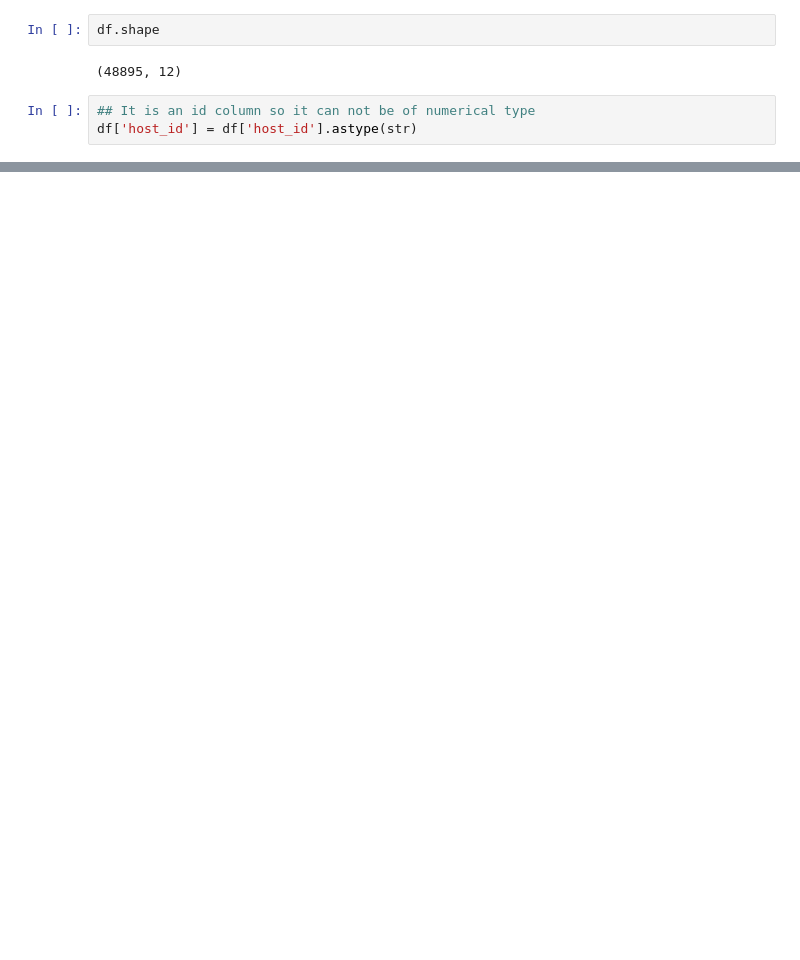
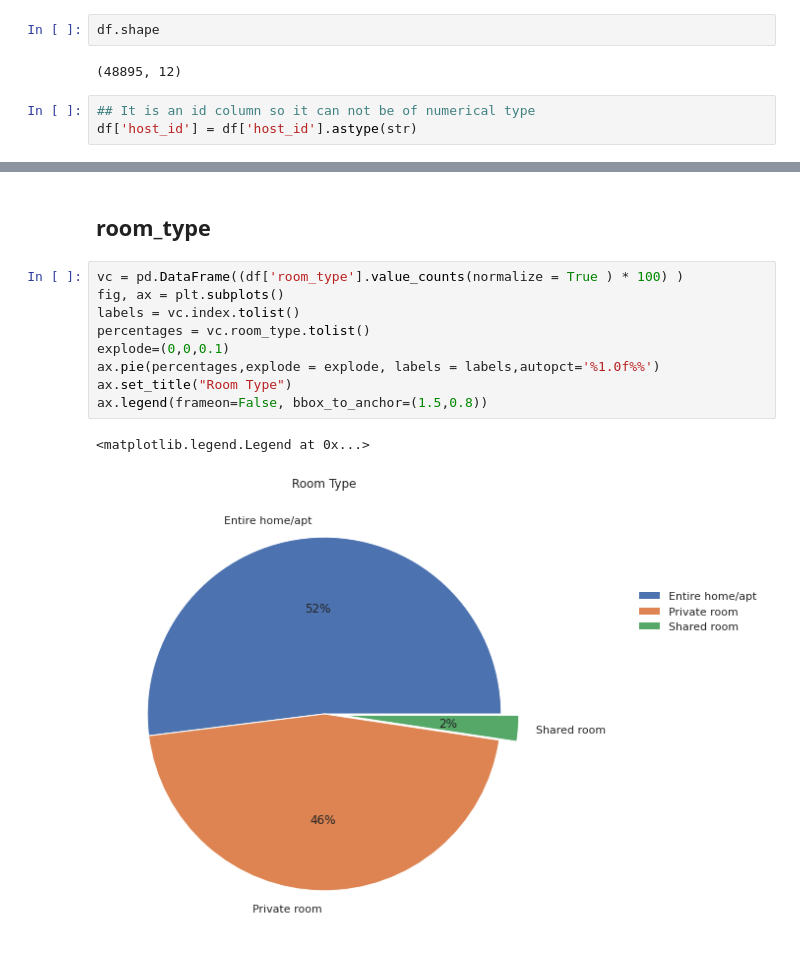
Before and after one commit to dushyantmaharshi/AirBnb-Data-Analysis, a Jupyter notebook: Airbnb_Bookings_Analysis_Capstone_Project_1_.ipynb, the cells around one changed output, grey strips where cells are left out. Saved outputs shown, nothing was run; the diff lists cells and outputs as text; blank space fills up the shorter version.

```diff
--- a/Airbnb_Bookings_Analysis_Capstone_Project_1_.ipynb
+++ b/Airbnb_Bookings_Analysis_Capstone_Project_1_.ipynb
@@ -151,0 +250,14 @@ df['host_id'] = df['host_id'].astype(str)
+# %% [markdown]
+## **room_type**
+# %%
+vc = pd.DataFrame((df['room_type'].value_counts(normalize = True ) * 100) )
+fig, ax = plt.subplots()
+labels = vc.index.tolist()
+percentages = vc.room_type.tolist()
+explode=(0,0,0.1)
+ax.pie(percentages,explode = explode, labels = labels,autopct='%1.0f%%')
+ax.set_title("Room Type")
+ax.legend(frameon=False, bbox_to_anchor=(1.5,0.8))
+# %% [output]
+<matplotlib.legend.Legend at 0x...>
+[figure, added]
```
Also changed, not shown: parts of 21 cells of this notebook.
